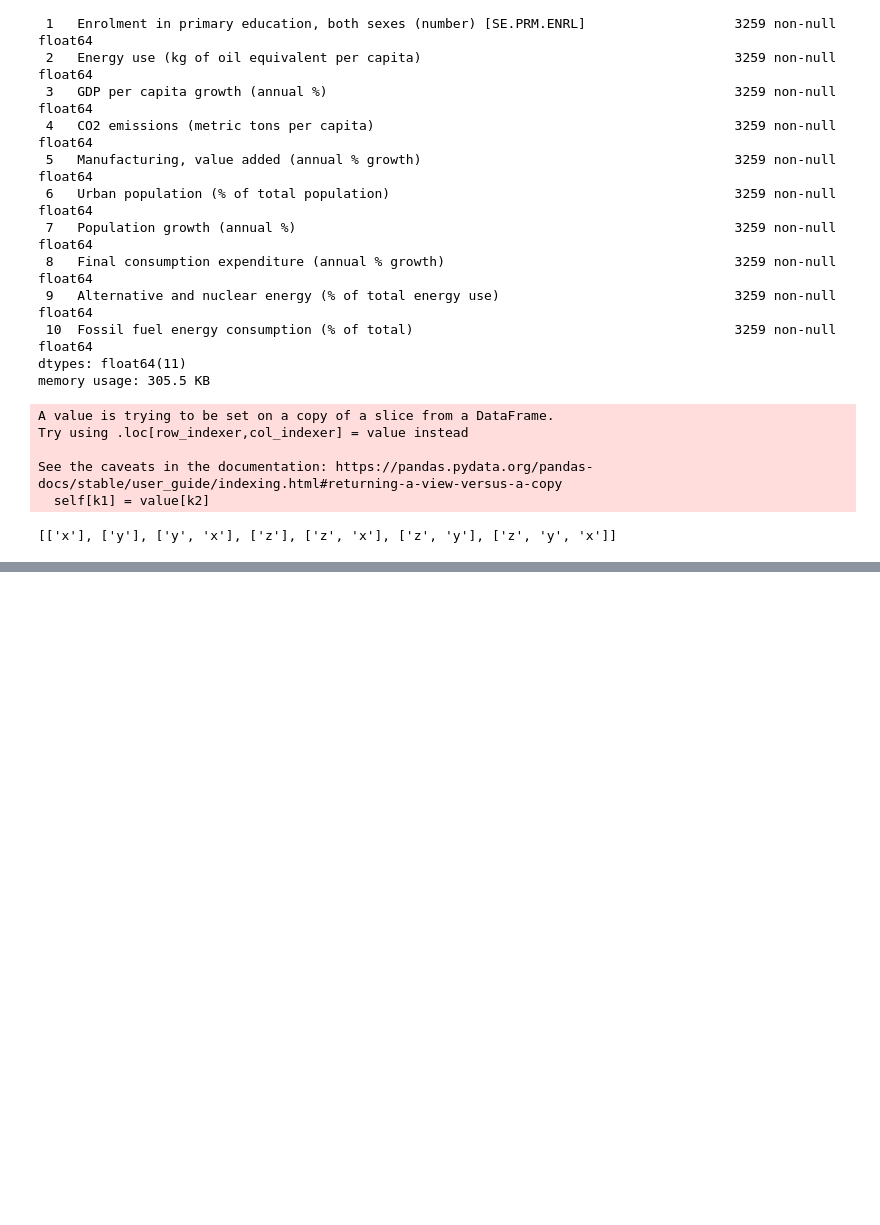
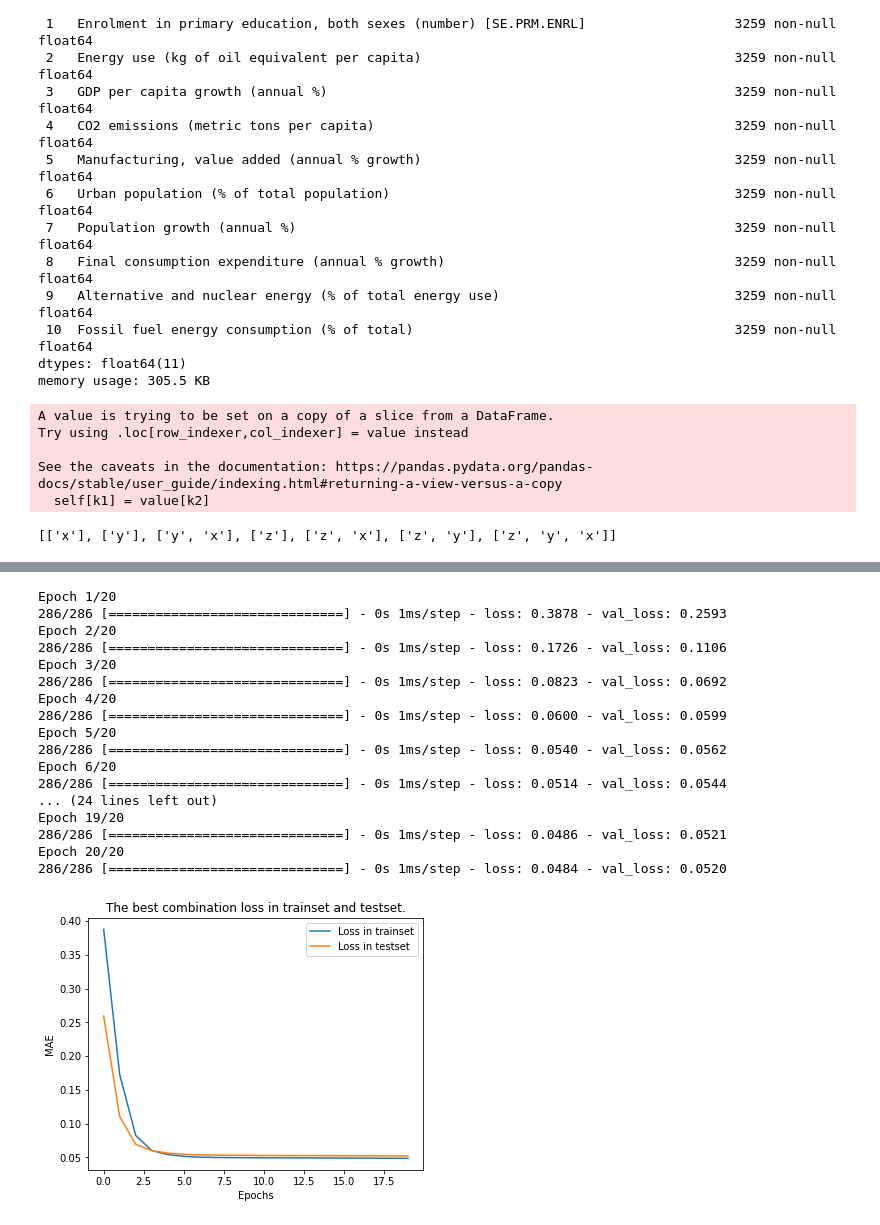
Before and after one commit to kare22/IDSCI2020EMISSION, a Jupyter notebook: Data Engineering.ipynb, the cells around one changed output, grey strips where cells are left out. Drawn from its saved outputs; the diff is of its cells as text; code cells hidden in the pictures; blank space fills up the shorter version.

```diff
--- a/Data Engineering.ipynb
+++ b/Data Engineering.ipynb
@@ -411,0 +442,60 @@ data_copy
+# %%
+#The best combination of features from neural network.
+test_combination = best_combinations['Neural network'][1]
+
+features = list(data_copy.columns)
+features.remove('CO2 emissions (metric tons per capita)')
+
+X = data_copy[features]
+y = data_copy[['CO2 emissions (metric tons per capita)']]
+
+best = ""
+mae = 100
+
+X_train, X_test, y_train, y_test = train_test_split(X[test_combination].values, y.values, test_size=0.3, random_state=12)
+
+#Create simple neural network model
+model = Sequential()
+model.add(Dense(4, activation="sigmoid", input_shape=(X_train.shape[1],)))
+model.add(Dense(1, activation="sigmoid"))
+
+#model.summary()
+
+model.compile(loss="mean_absolute_error", optimizer="adam")
+
+hist = model.fit(X_train, y_train, validation_data = (X_test, y_test), epochs=20, batch_size = 8, verbose=True)
+plt.plot(hist.history["loss"])
+plt.plot(hist.history["val_loss"])
+plt.legend(['Loss in trainset', 'Loss in testset'], loc='upper right')
+
+y_pred = model.predict(X_test)
+
+#Convert feature values back to it's original values
+y_pred = scalar.inverse_transform(y_pred)
+y_test = scalar.inverse_transform(y_test)
+
+#result = np.mean(np.abs(y_test - y_pred))
+
+plt.ylabel("MAE")
+plt.xlabel("Epochs")
+plt.title("The best combination loss in trainset and testset.")
+plt.subplots_adjust(top=1)
+# %% [output]
+Epoch 1/20
+286/286 [==============================] - 0s 1ms/step - loss: 0.3878 - val_loss: 0.2593
+Epoch 2/20
+286/286 [==============================] - 0s 1ms/step - loss: 0.1726 - val_loss: 0.1106
+Epoch 3/20
+286/286 [==============================] - 0s 1ms/step - loss: 0.0823 - val_loss: 0.0692
+Epoch 4/20
+286/286 [==============================] - 0s 1ms/step - loss: 0.0600 - val_loss: 0.0599
+Epoch 5/20
+286/286 [==============================] - 0s 1ms/step - loss: 0.0540 - val_loss: 0.0562
+Epoch 6/20
+286/286 [==============================] - 0s 1ms/step - loss: 0.0514 - val_loss: 0.0544
+... (24 lines left out)
+Epoch 19/20
+286/286 [==============================] - 0s 1ms/step - loss: 0.0486 - val_loss: 0.0521
+Epoch 20/20
+286/286 [==============================] - 0s 1ms/step - loss: 0.0484 - val_loss: 0.0520
+[figure, added]
```
Also changed, not shown: parts of 19 cells of this notebook.
